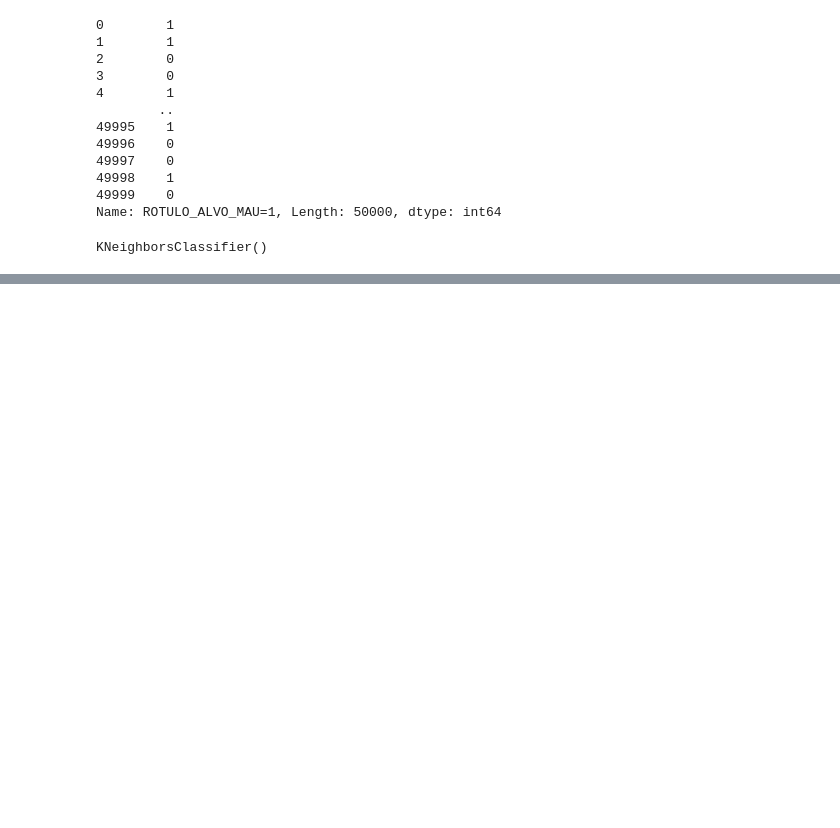
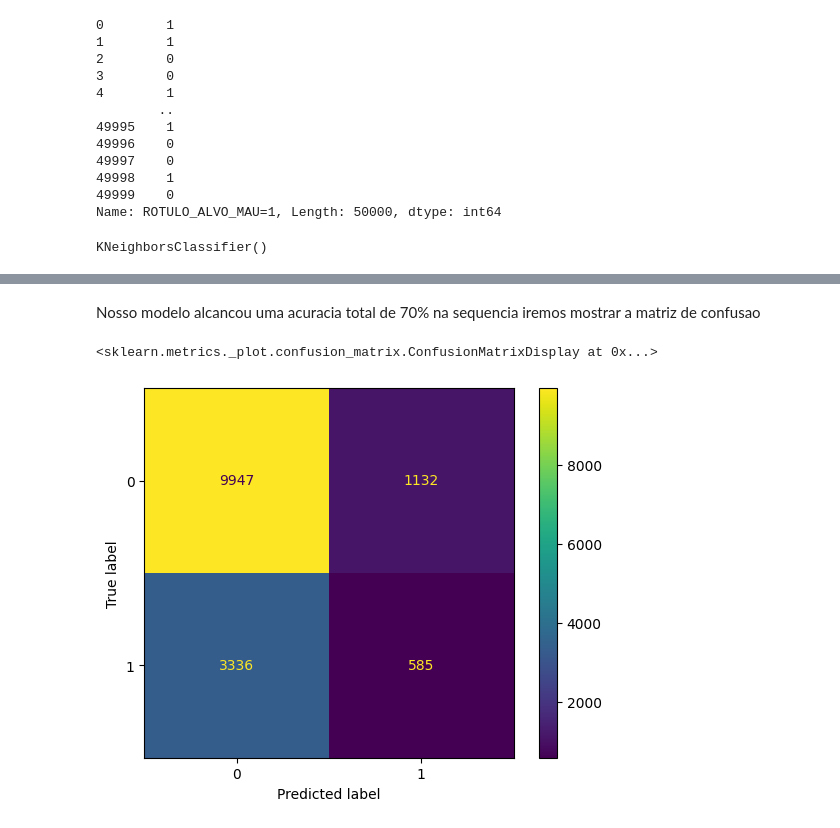
Before and after one commit to RodrigodeFeo/8DTS, a Jupyter notebook: FE_Trabalho_Integrado_RM351578.ipynb, the cells around one changed output, grey strips where cells are left out. Drawn from its saved outputs; the diff is of its cells as text; code cells hidden in the pictures; blank space fills up the shorter version.

```diff
--- a/FE_Trabalho_Integrado_RM351578.ipynb
+++ b/FE_Trabalho_Integrado_RM351578.ipynb
@@ -596,0 +632,9 @@ y_pred = Classif_KNN.predict(X_teste)
+# %% [markdown]
+Nosso modelo alcancou uma acuracia total de 70% na sequencia iremos mostrar a matriz de confusao
+# %%
+cm = confusion_matrix(y_test, y_pred)
+disp = ConfusionMatrixDisplay(cm)
+disp.plot()
+# %% [output]
+<sklearn.metrics._plot.confusion_matrix.ConfusionMatrixDisplay at 0x...>
+[figure, added]
```
Also changed, not shown: parts of 18 cells of this notebook.
